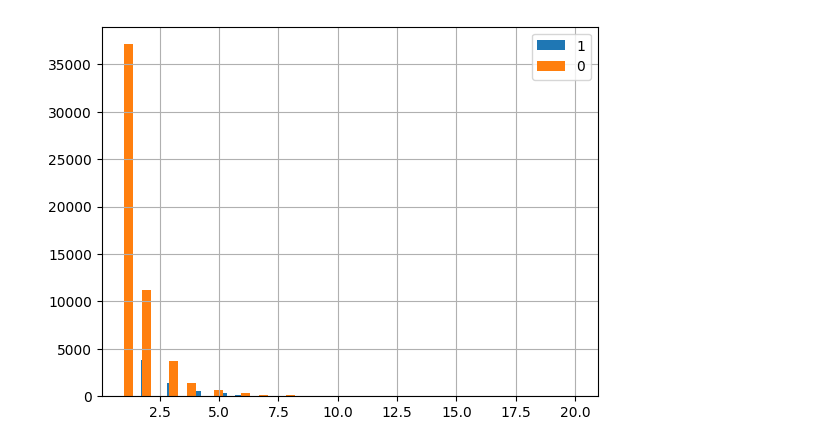
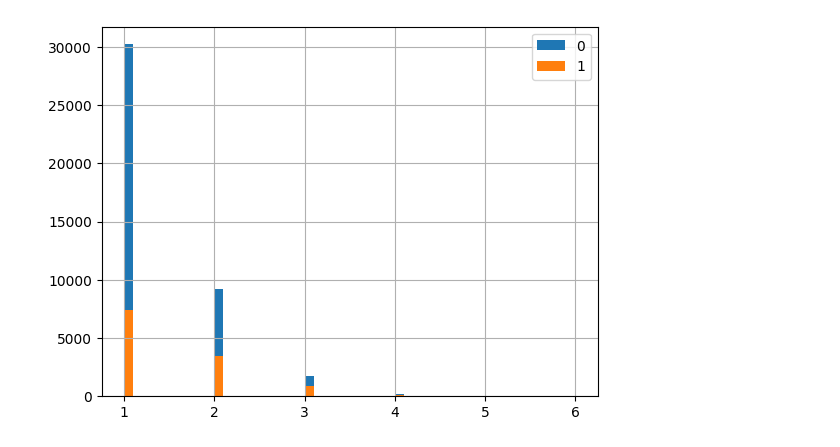
Before and after one commit to juliencollard2001/INF554-AJA, a Jupyter notebook: arnaud/dataframe_creation.ipynb, the cells around one changed output. Drawn from its saved outputs; the diff is of its cells as text; code cells hidden in the pictures.

```diff
--- a/arnaud/dataframe_creation.ipynb
+++ b/arnaud/dataframe_creation.ipynb
@@ -196,6 +219,16 @@ new_text_columns.columns = new_columns
 # Concaténez les nouvelles colonnes avec le DataFrame existant
 df = pd.concat([df, new_text_columns], axis=1)
 
-# Supprimez la colonne 'text' originale si nécessaire
-df = df.drop(['bert','speaker_text','relation_text'], axis=1)
+
+# Nombre d'éléments dans chaque liste
+num_elements = len(df_test['bert'].iloc[0])
+
+# Appliquez une fonction qui divise chaque liste en plusieurs colonnes
+new_text_columns_test = df_test['bert'].apply(pd.Series)
+
+# Renommez les nouvelles colonnes avec les noms spécifiques
+new_text_columns_test.columns = new_columns
+
+# Concaténez les nouvelles colonnes avec le DataFrame existant
+df_test = pd.concat([df_test, new_text_columns_test], axis=1)
 # %%
@@ -211,4 +240,0 @@ df.head()
-# %%
-df['dif_start_end'] = df['index_end']-df['index_start']
-df['word_count'] = df['text'].apply(lambda x: len(x.split(' ')))
-df['nb_long_words'] = df['text'].apply(lambda x: sum(len(word) > 4 for word in x.split()))
@@ -214,0 +248,9 @@ df['nb_long_words'] = df['text'].apply(lambda x: sum(len(word) > 4 for word in x
+# %%
+# Compter le nombre d'occurrences de chaque dialogue_id_index_start
+comment_counts = df.groupby(['dialogue_id', 'index_start']).size().reset_index(name='occurrence')
+
+# Ajouter la colonne 'label' au DataFrame
+comment_counts['label'] = df.groupby(['dialogue_id', 'index_start'])['label'].first().values
+
+# Afficher le nouveau DataFrame
+print(comment_counts)
@@ -215,7 +272,7 @@ df['nb_long_words'] = df['text'].apply(lambda x: sum(len(word) > 4 for word in x
 # %%
-df[df['label'] == 1]['dif_start_end'].hist(bins=50, label='1')
-df[df['label'] == 0]['dif_start_end'].hist(bins=50, label='0')
+comment_counts[comment_counts['label'] == 0]['occurrence'].hist(bins=50, label='0')
+comment_counts[comment_counts['label'] == 1]['occurrence'].hist(bins=50, label='1')
 plt.legend()
 plt.show()
 # %% [output]
-[figure, old version]
+[figure, new version]
```
Also changed, not shown: parts of 17 cells of this notebook, 11 other files.
